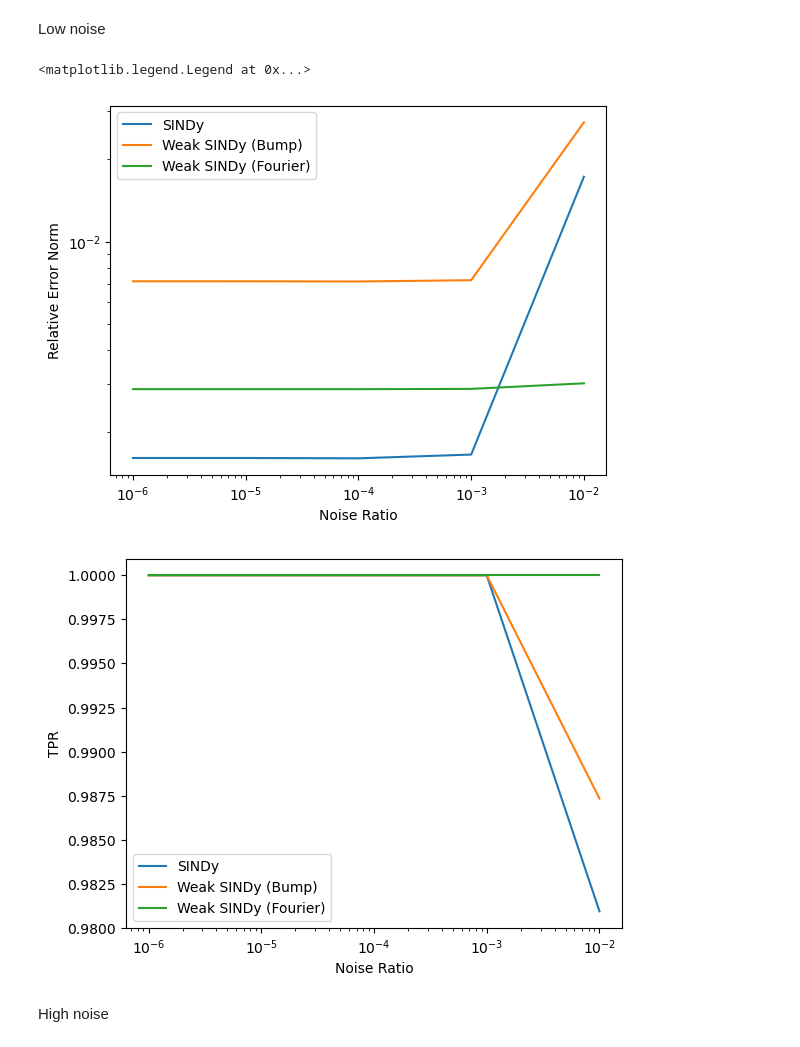
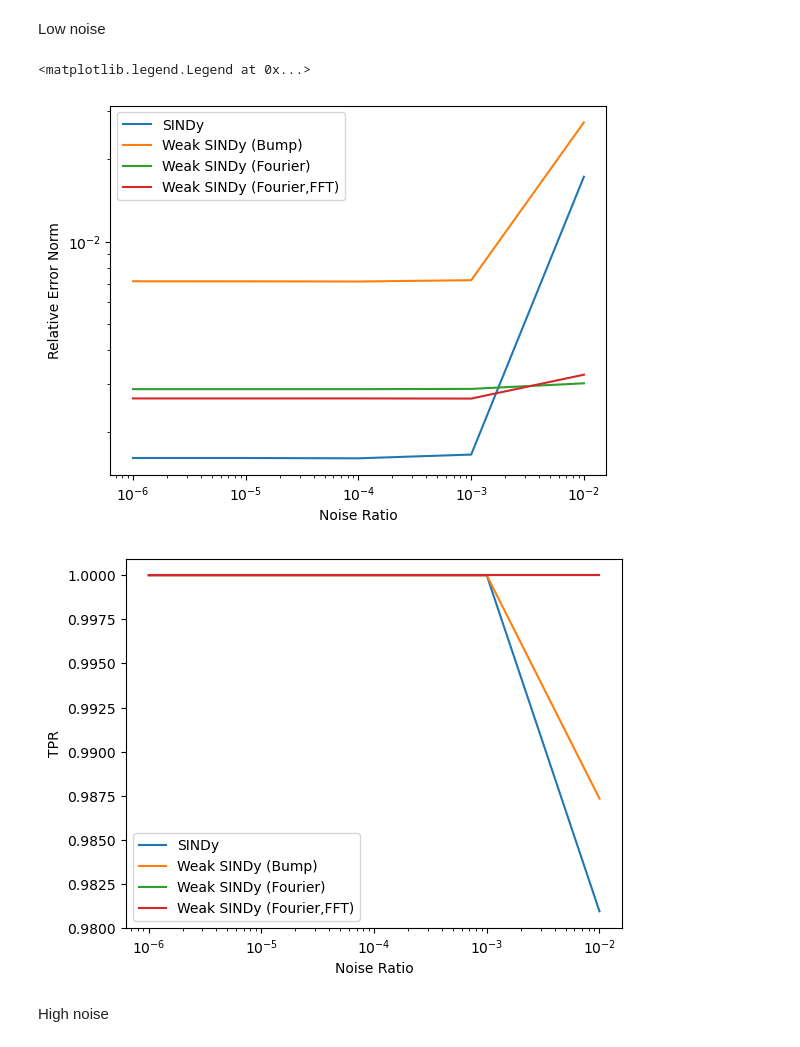
Before and after one commit to Zhiheng-Chen/FourierWeakSINDy, a Jupyter notebook: plots.ipynb, the cells around one changed output. Cells and saved outputs as stored; diff of their text form; code cells hidden in the pictures.

```diff
--- a/plots.ipynb
+++ b/plots.ipynb
@@ -11,6 +11,8 @@ error_bumpWSINDy_manual = data_noiseLevel["error_bumpWSINDy_manual"]
 TPR_bumpWSINDy_manual = data_noiseLevel["TPR_bumpWSINDy_manual"]
 error_FourierWSINDy_manual = data_noiseLevel["error_FourierWSINDy_manual"]
 TPR_FourierWSINDy_manual = data_noiseLevel["TPR_FourierWSINDy_manual"]
+error_FourierWSINDy_FFT = data_noiseLevel["error_FourierWSINDy_FFT"]
+TPR_FourierWSINDy_FFT = data_noiseLevel["TPR_FourierWSINDy_FFT"]
 # %% [markdown]
 ### Prescribed $\lambda$
 # %% [markdown]
@@ -18,26 +20,29 @@ Low noise
 # %%
 inds = range(0,5)
 # error norm
 plt.figure()
 plt.loglog(arr_sig_NR[0,inds].flatten(),error_SINDy_manual[0,inds].flatten())
 plt.loglog(arr_sig_NR[0,inds].flatten(),error_bumpWSINDy_manual[0,inds].flatten())
 plt.loglog(arr_sig_NR[0,inds].flatten(),error_FourierWSINDy_manual[0,inds].flatten())
+plt.loglog(arr_sig_NR[0,inds].flatten(),error_FourierWSINDy_FFT[0,inds].flatten())
+
 plt.xlabel("Noise Ratio")
 plt.ylabel("Relative Error Norm")
-plt.legend(["SINDy","Weak SINDy (Bump)","Weak SINDy (Fourier)"])
+plt.legend(["SINDy","Weak SINDy (Bump)","Weak SINDy (Fourier)","Weak SINDy (Fourier,FFT)"])
 
 # true positive ratio
 plt.figure()
 plt.semilogx(arr_sig_NR[0,inds].flatten(),TPR_SINDy_manual[0,inds].flatten())
 plt.semilogx(arr_sig_NR[0,inds].flatten(),TPR_bumpWSINDy_manual[0,inds].flatten())
 plt.semilogx(arr_sig_NR[0,inds].flatten(),TPR_FourierWSINDy_manual[0,inds].flatten())
+plt.semilogx(arr_sig_NR[0,inds].flatten(),TPR_FourierWSINDy_FFT[0,inds].flatten())
 plt.xlabel("Noise Ratio")
 plt.ylabel("TPR")
-plt.legend(["SINDy","Weak SINDy (Bump)","Weak SINDy (Fourier)"])
+plt.legend(["SINDy","Weak SINDy (Bump)","Weak SINDy (Fourier)","Weak SINDy (Fourier,FFT)"])
 # %% [output]
 <matplotlib.legend.Legend at 0x...>
-[figure, old version]
+[figure, new version]
-[figure, old version]
+[figure, new version]
 # %% [markdown]
 High noise
 # %%
```
Also changed, not shown: parts of 1 cell of this notebook, 9 other files.
